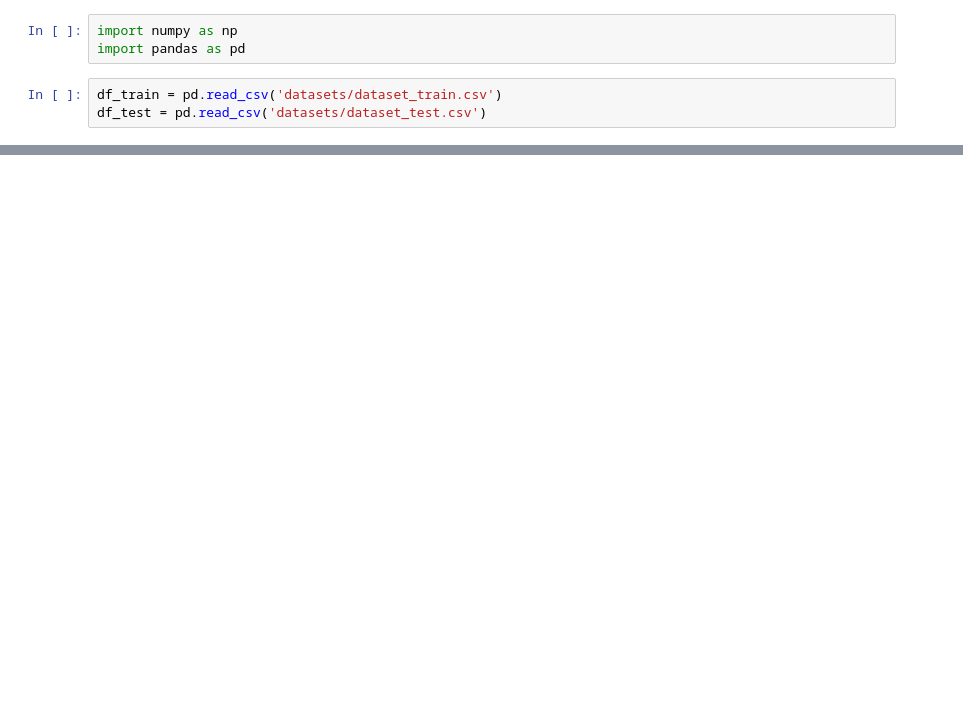
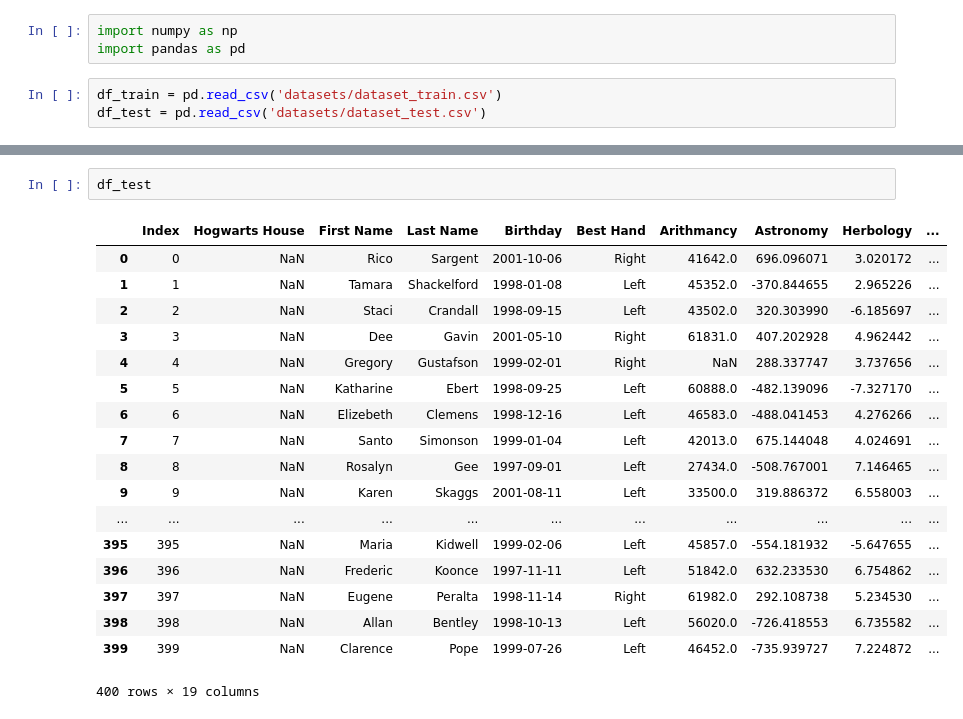
Before and after one commit to Sladge17/logistic_regression, a Jupyter notebook: logistic_regression.ipynb, the cells around one changed output, grey strips where cells are left out. Saved outputs shown, nothing was run; the diff lists cells and outputs as text; blank space fills up the shorter version.

```diff
--- a/logistic_regression.ipynb
+++ b/logistic_regression.ipynb
@@ -32,3 +37,24 @@ df_train.describe()
 | 50% | 799.50000 | 49013.500000 | 260.289446 | 3.469012 | -2.589342 | 4.624000 | -419.164294 | ... |
 | 75% | 1199.25000 | 60811.250000 | 524.771949 | 5.419183 | 4.904680 | 5.667000 | 254.994857 | ... |
 | max | 1599.00000 | 104956.000000 | 1016.211940 | 11.612895 | 9.667405 | 10.032000 | 1092.388611 | ... |
+# %%
+df_test
+# %% [output]
+|  | Index | Hogwarts House | First Name | Last Name | Birthday | Best Hand | Arithmancy | Astronomy | Herbology | ... |
+| 0 | 0 | NaN | Rico | Sargent | 2001-10-06 | Right | 41642.0 | 696.096071 | 3.020172 | ... |
+| 1 | 1 | NaN | Tamara | Shackelford | 1998-01-08 | Left | 45352.0 | -370.844655 | 2.965226 | ... |
+| 2 | 2 | NaN | Staci | Crandall | 1998-09-15 | Left | 43502.0 | 320.303990 | -6.185697 | ... |
+| 3 | 3 | NaN | Dee | Gavin | 2001-05-10 | Right | 61831.0 | 407.202928 | 4.962442 | ... |
+| 4 | 4 | NaN | Gregory | Gustafson | 1999-02-01 | Right | NaN | 288.337747 | 3.737656 | ... |
+| 5 | 5 | NaN | Katharine | Ebert | 1998-09-25 | Left | 60888.0 | -482.139096 | -7.327170 | ... |
+| 6 | 6 | NaN | Elizebeth | Clemens | 1998-12-16 | Left | 46583.0 | -488.041453 | 4.276266 | ... |
+| 7 | 7 | NaN | Santo | Simonson | 1999-01-04 | Left | 42013.0 | 675.144048 | 4.024691 | ... |
+| 8 | 8 | NaN | Rosalyn | Gee | 1997-09-01 | Left | 27434.0 | -508.767001 | 7.146465 | ... |
+| 9 | 9 | NaN | Karen | Skaggs | 2001-08-11 | Left | 33500.0 | 319.886372 | 6.558003 | ... |
+| ... | ... | ... | ... | ... | ... | ... | ... | ... | ... | ... |
+| 395 | 395 | NaN | Maria | Kidwell | 1999-02-06 | Left | 45857.0 | -554.181932 | -5.647655 | ... |
+| 396 | 396 | NaN | Frederic | Koonce | 1997-11-11 | Left | 51842.0 | 632.233530 | 6.754862 | ... |
+| 397 | 397 | NaN | Eugene | Peralta | 1998-11-14 | Right | 61982.0 | 292.108738 | 5.234530 | ... |
+| 398 | 398 | NaN | Allan | Bentley | 1998-10-13 | Left | 56020.0 | -726.418553 | 6.735582 | ... |
+| 399 | 399 | NaN | Clarence | Pope | 1999-07-26 | Left | 46452.0 | -735.939727 | 7.224872 | ... |
+400 rows × 19 columns
```
Also changed, not shown: parts of 2 cells of this notebook, 3 other files.
